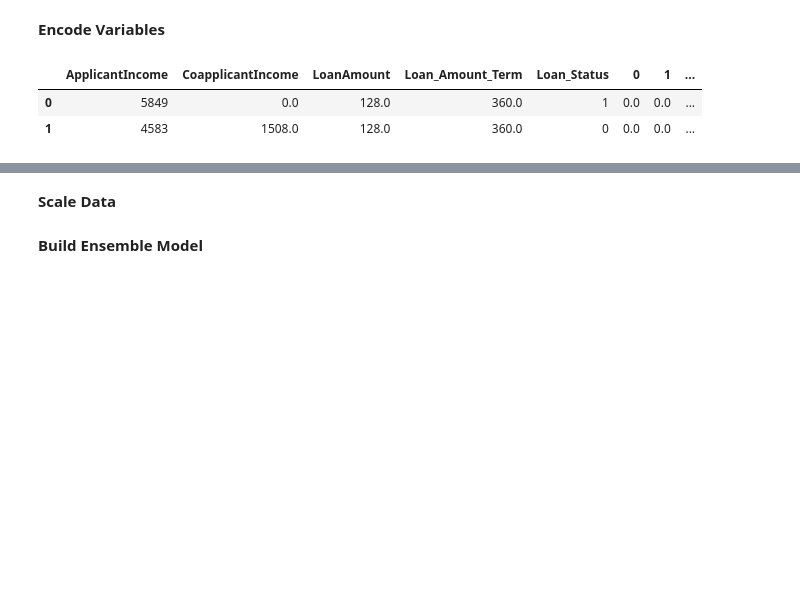
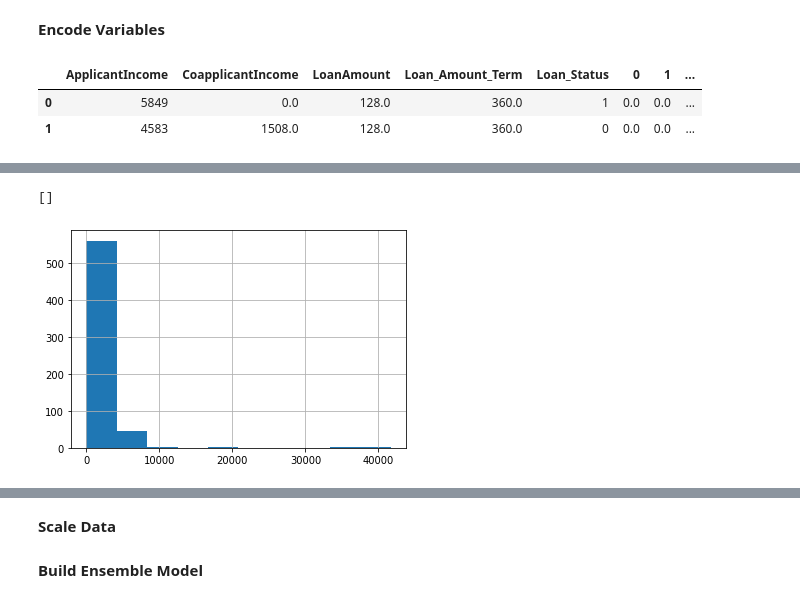
Before and after one commit to JWackerow/Loan-Prediction, a Jupyter notebook: Loan_Prediction.ipynb, the cells around one changed output, grey strips where cells are left out. Saved outputs shown, nothing was run; the diff lists cells and outputs as text; code cells hidden in the pictures; blank space fills up the shorter version.

```diff
--- a/Loan_Prediction.ipynb
+++ b/Loan_Prediction.ipynb
@@ -410,0 +411,5 @@ train.head(2)
+# %%
+train.CoapplicantIncome.hist().plot()
+# %% [output]
+[]
+[figure, added]
```
Also changed, not shown: parts of 21 cells of this notebook.
